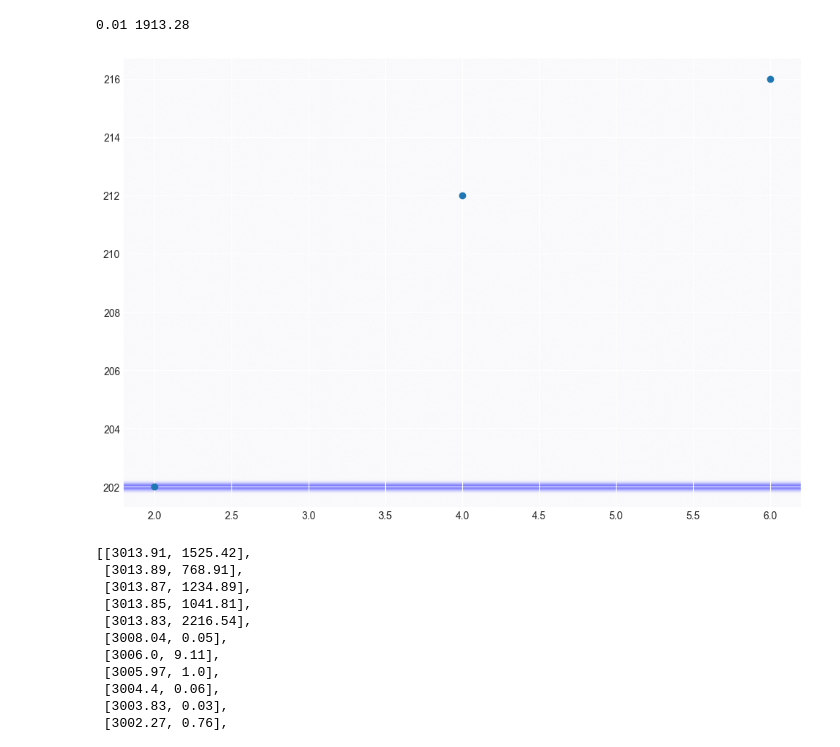
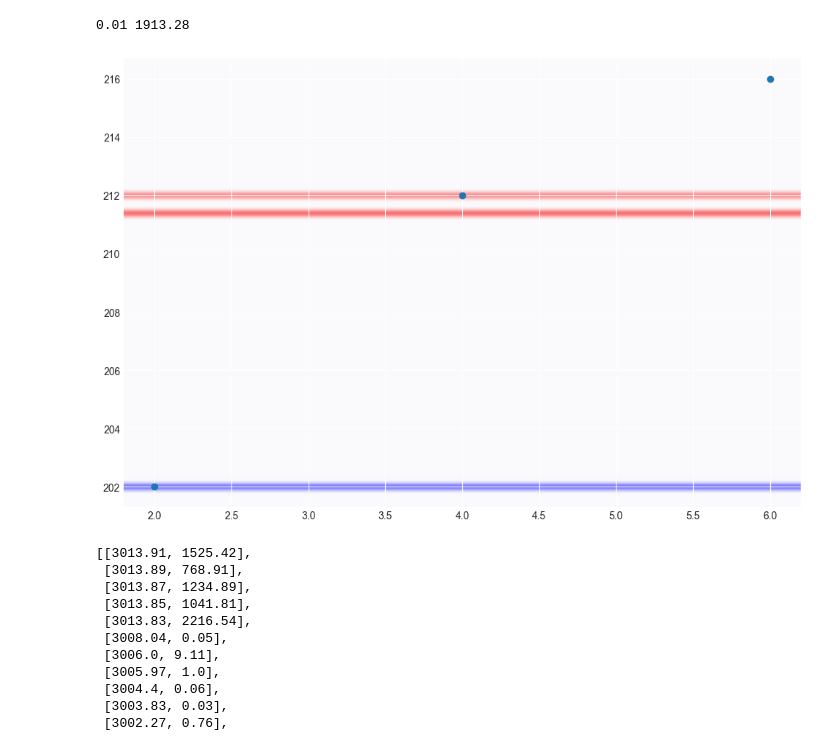
Before and after one commit to Altair200333/traderbor, a Jupyter notebook: notebooks/explore.ipynb, the cells around one changed output. Drawn from its saved outputs; the diff is of its cells as text; code cells hidden in the pictures.

```diff
--- a/notebooks/explore.ipynb
+++ b/notebooks/explore.ipynb
@@ -213,7 +213,8 @@ def create_heatmap_grid(heights, height_range, display_range, heatmap_size):
 
         t = get_t(height, min_h, max_h)
         pixel_h = round(t * (h - 1))
-        pixel_h = clamp(pixel_h, 0, h - 1)
+        if pixel_h < 0 or pixel_h > h -1:
+            continue
 
         for i in range(0, w):
             heatmap_grid[pixel_h, i] += value
@@ -244,11 +245,11 @@ def plot_support_heatmap(data_points, heights, display_range=None, figsize=(12,
     plt.show()
 # %%
 data_points = [[2, 202], [4, 212], [6, 216]]
-heights = [[202, -2], [208, -3], [211.4, 0], [212, 0]]
+heights = [[202, -2], [208, -3], [211.4, 2], [212, 1.6], [219, 2]]
 
 plot_support_heatmap(data_points, heights, display_range=(-2, 2))
 # %% [output]
-[figure, old version]
+[figure, new version]
 # %%
 coin = "ETH"
 day_history = get_week_history(coin)
```
Also changed, not shown: parts of 1 cell of this notebook.
